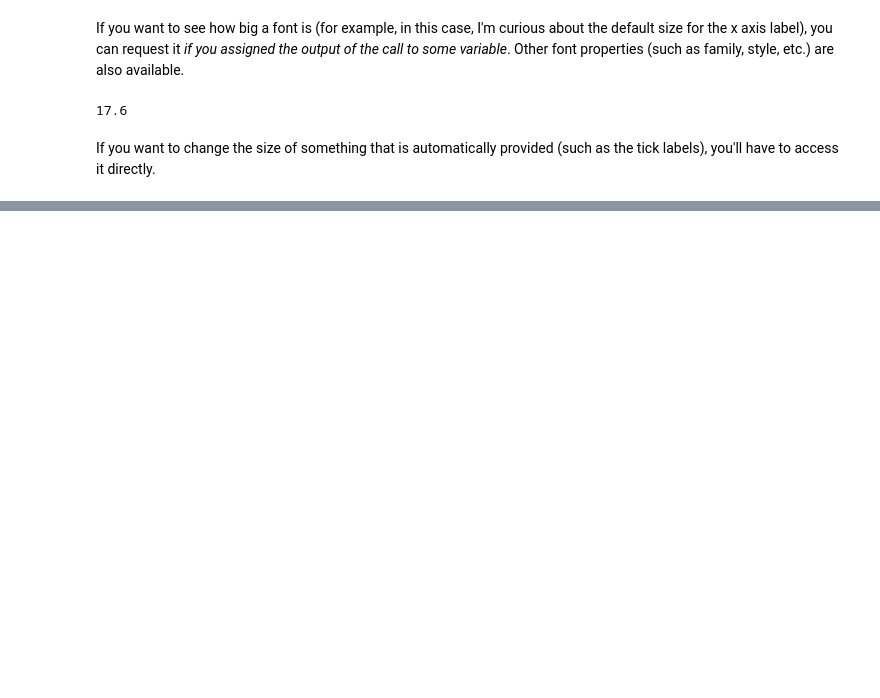
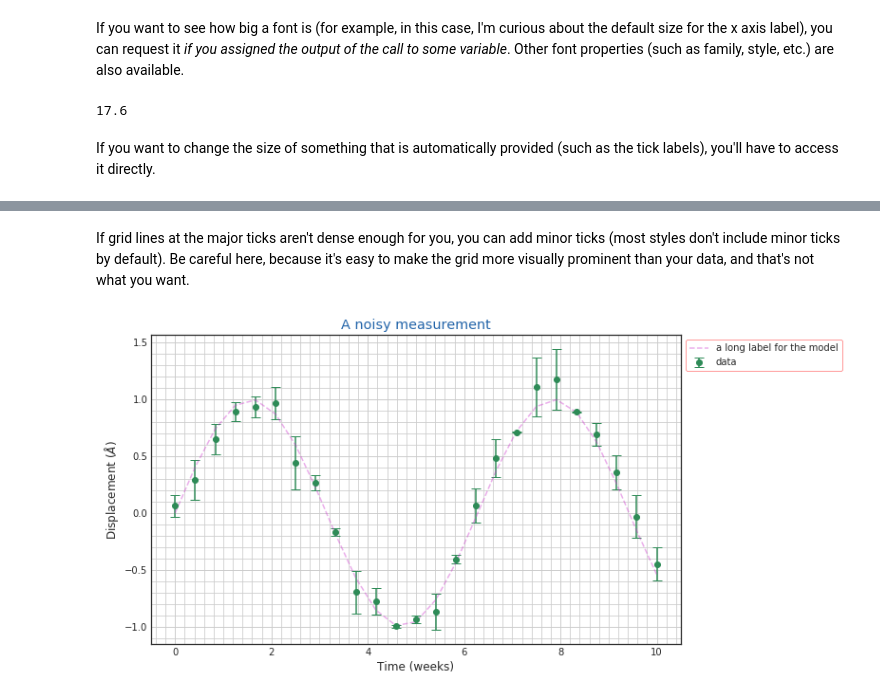
Before and after one commit to tachycline/PHYS381, a Jupyter notebook: notebooks/Plotting.ipynb, the cells around one changed output, grey strips where cells are left out. Drawn from its saved outputs; the diff is of its cells as text; code cells hidden in the pictures; blank space fills up the shorter version.

```diff
--- a/notebooks/Plotting.ipynb
+++ b/notebooks/Plotting.ipynb
@@ -623,0 +674,31 @@ tick_params(axis='both', **kwargs) method of matplotlib.axes._subplots.AxesSubpl
+# %% [markdown]
+If grid lines at the major ticks aren't dense enough for you, you can add minor ticks (most styles don't include minor ticks by default). Be careful here, because it's easy to make the grid more visually prominent than your data, and that's not what you want.
+# %%
+with plt.style.context(('seaborn-white')):
+    ax = plt.errorbar(x, y, yerr=yerror, fmt="o", capsize=5, label='data', color='seagreen')
+    line = plt.plot(x, np.sin(x), '--', label='a long label for the model', color=(0.8, 0.2, 0.8, 0.4))
+
+    # make it a little bigger
+    fig = plt.gcf()
+    fig.set_figheight(6)
+    fig.set_figwidth(10)
+
+    # annotations
+    plt.title("A noisy measurement", color="#2264a9")
+    plt.ylabel('Displacement ($\AA$)')
+    plt.xlabel('Time (weeks)')
+
+    # upper left refers to the handle on the legend...
+    leg = plt.legend(loc='upper left', facecolor="white", frameon=True, fancybox=True, edgecolor="red")
+    #...which we anchor to (1,1) in figure coordinates
+    leg.set_bbox_to_anchor((1,1))
+
+    # add minor ticks, but without labels
+    ax = line[0].axes
+    ax.xaxis.set_minor_locator(mpl.ticker.MultipleLocator(0.2))
+    ax.yaxis.set_minor_locator(mpl.ticker.MultipleLocator(0.1))
+
+    # the grid
+    plt.grid(which="both")
+# %% [output]
+[figure, added]
```
Also changed, not shown: parts of 45 cells of this notebook.
